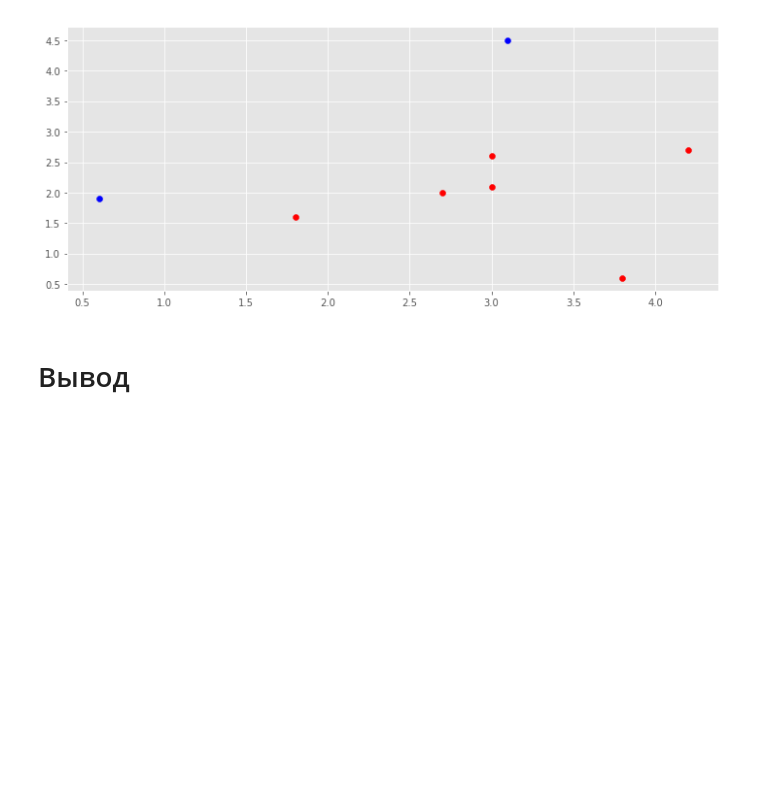
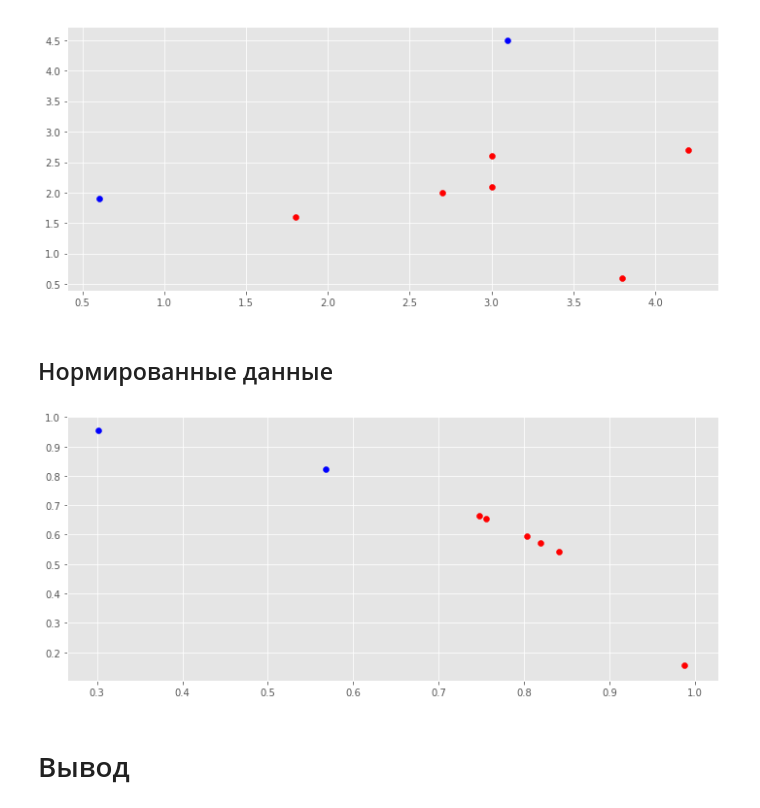
Before and after one commit to borisman18/AOT, a Jupyter notebook: hw_clust/report.ipynb, the cells around one changed output. Cells and saved outputs as stored; diff of their text form; code cells hidden in the pictures; blank space fills up the shorter version.

Commit message:
plot fixed

```diff
--- a/hw_clust/report.ipynb
+++ b/hw_clust/report.ipynb
@@ -75,6 +75,15 @@ end inner loop
 Iteration 1, inertia 13.026666666666667
 center shift 0.000000e+00 within tolerance 1.107187e-04
 [figure]
+# %% [markdown]
+## Нормированные данные
+# %%
+plt.figure()
+plt.scatter(X_n[model.labels_==0,0],X_n[model.labels_==0,1], c='r' )
+plt.scatter(X_n[model.labels_==1,0],X_n[model.labels_==1,1], c='b' )
+plt.show()
+# %% [output]
+[figure, added]
 # %% [markdown]
 # Вывод
 # %% [markdown]
```
